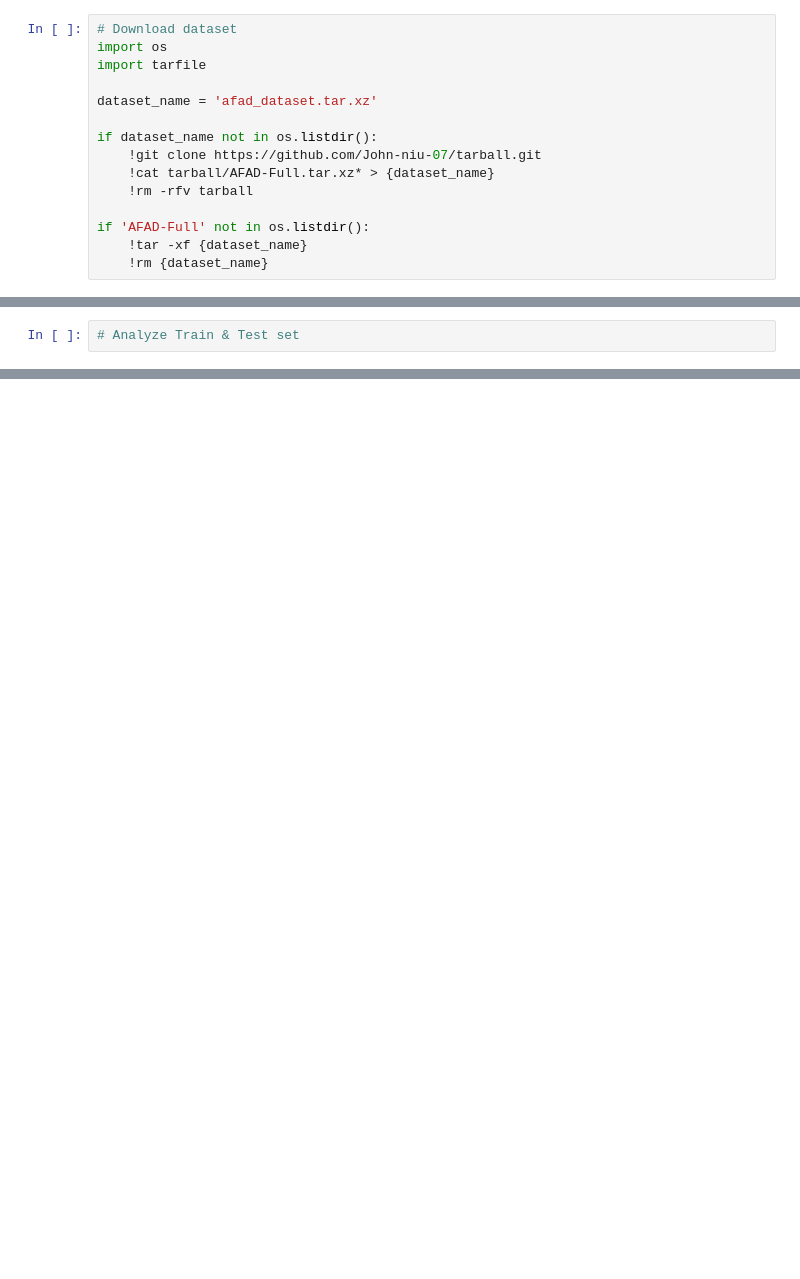
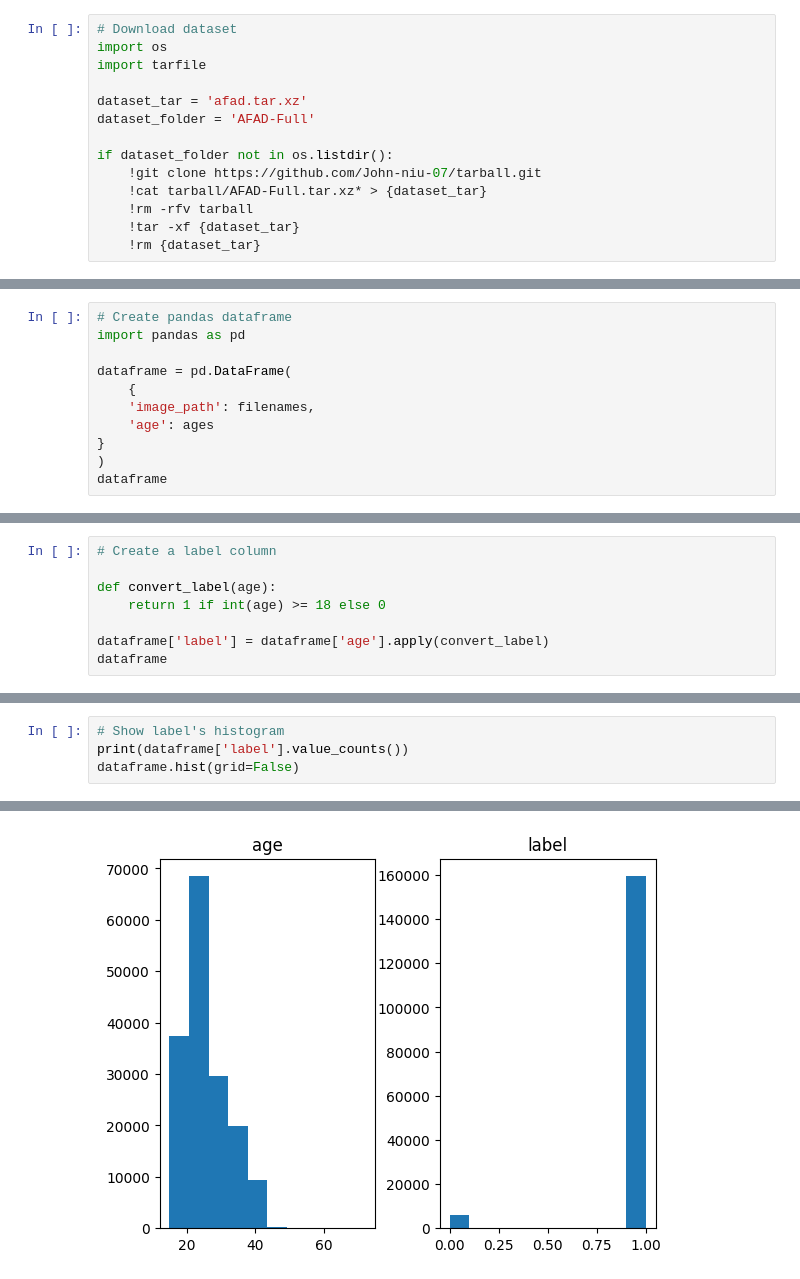
Before and after one commit to qivaijar/oracle-assignment-age-classifier, a Jupyter notebook: age_classifier.ipynb, the cells around one changed output, grey strips where cells are left out. Drawn from its saved outputs; the diff is of its cells as text; blank space fills up the shorter version.

Commit message:
update until model training loop

```diff
--- a/age_classifier.ipynb
+++ b/age_classifier.ipynb
@@ -3,14 +3,13 @@
 import os
 import tarfile
 
-dataset_name = 'afad_dataset.tar.xz'
+dataset_tar = 'afad.tar.xz'
+dataset_folder = 'AFAD-Full'
 
-if dataset_name not in os.listdir():
+if dataset_folder not in os.listdir():
     !git clone https://github.com/John-niu-07/tarball.git
-    !cat tarball/AFAD-Full.tar.xz* > {dataset_name}
+    !cat tarball/AFAD-Full.tar.xz* > {dataset_tar}
     !rm -rfv tarball
-
-if 'AFAD-Full' not in os.listdir():
-    !tar -xf {dataset_name}
-    !rm {dataset_name}
+    !tar -xf {dataset_tar}
+    !rm {dataset_tar}
 # %%
@@ -47,2 +46,11 @@ afad_valid.csv          [ <=>                ]   1.16M  7.29MB/s    in 0.2s
 # %%
-# Analyze Train & Test set
+# Create pandas dataframe
+import pandas as pd
+
+dataframe = pd.DataFrame(
+    {
+    'image_path': filenames,
+    'age': ages
+}
+)
+dataframe
@@ -48,0 +71,8 @@ afad_valid.csv          [ <=>                ]   1.16M  7.29MB/s    in 0.2s
+# %%
+# Create a label column
+
+def convert_label(age):
+    return 1 if int(age) >= 18 else 0
+
+dataframe['label'] = dataframe['age'].apply(convert_label)
+dataframe
@@ -48,0 +93,5 @@ afad_valid.csv          [ <=>                ]   1.16M  7.29MB/s    in 0.2s
+# %%
+# Show label's histogram
+print(dataframe['label'].value_counts())
+dataframe.hist(grid=False)
+# %% [output]
@@ -48,0 +104 @@ afad_valid.csv          [ <=>                ]   1.16M  7.29MB/s    in 0.2s
+[figure, added]
```
Also changed, not shown: parts of 11 cells of this notebook.
